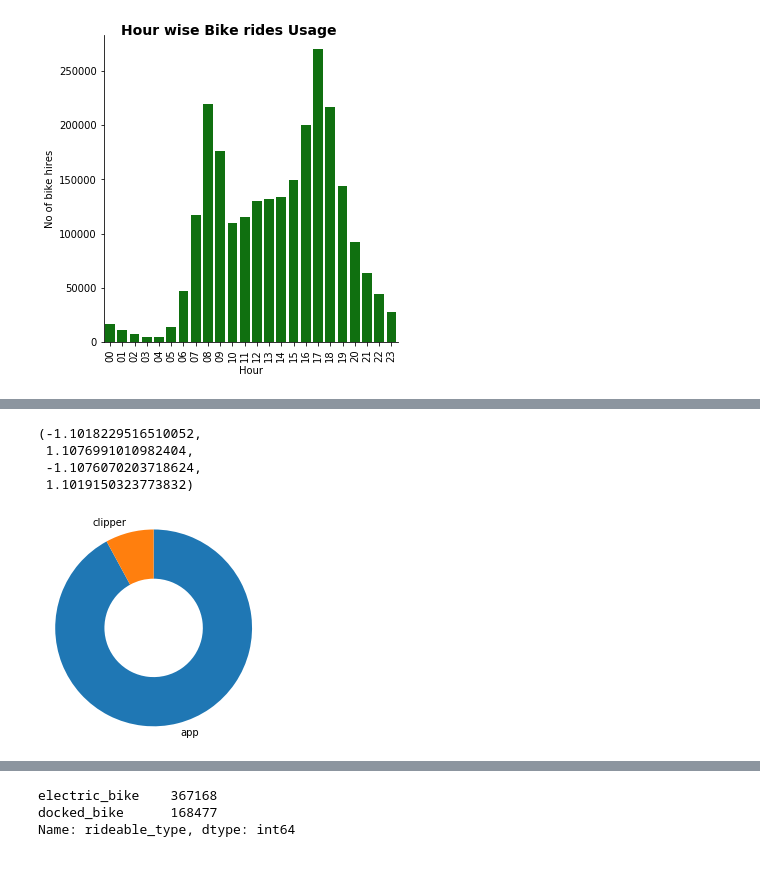
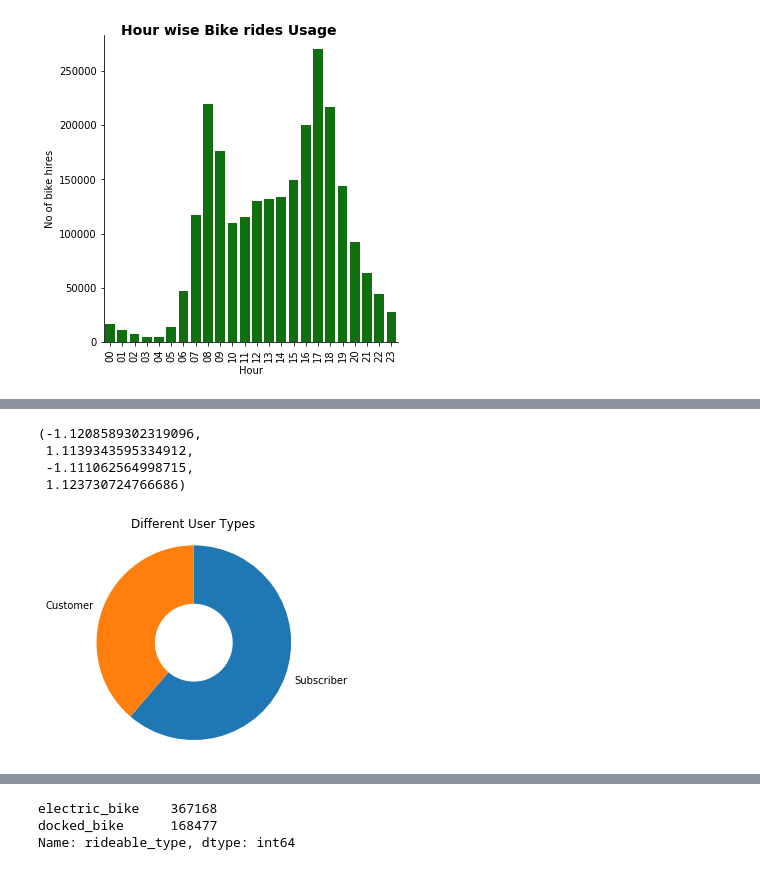
Before and after one commit to anandsimer/Communicate-Data-Findings, a Jupyter notebook: exploration.ipynb, the cells around one changed output, grey strips where cells are left out. Saved outputs shown, nothing was run; the diff lists cells and outputs as text; code cells hidden in the pictures.

```diff
--- a/exploration.ipynb
+++ b/exploration.ipynb
@@ -247,6 +242,6 @@ Name: rental_access_method, dtype: int64
 # %%
 # Drop the columns `start_station_latitude`, `start_station_longitude`, `end_station_latitude`, `end_station_longitude`, start_lat, start_lng, end_lat, end_lng
-ford_df.drop(columns=['start_station_latitude', 'start_station_longitude', 'end_station_latitude', 'end_station_longitude', 'start_lat', 'start_lng', 'end_lat', 'end_lng'], inplace=True)
+ford_df.drop(columns=['start_station_latitude', 'start_station_longitude', 'end_station_latitude', 'end_station_longitude', 'start_station_name', 'end_station_name', 'start_lat', 'start_lng', 'end_lat', 'end_lng', 'is_equity'], inplace=True)
 # %%
 ford_df.head()
 # %% [output]
@@ -541,0 +485,6 @@ From dataset, I expect the start time will be mostly used in my analysis along w
+# %%
+ford_df['duration_sec'] = ford_df['duration_sec'].div(60)
+# %%
+# since we have converted the duration_seconds from seconds to minute
+# it would be better if we change the header name as well
+ford_df.rename(columns={'duration_sec': 'duration_mins'}, inplace=True)
@@ -612,11 +641,12 @@ plt.xticks(rotation = 90)
 # %%
-sorted_counts = ford_df['rental_access_method'].value_counts()
+sorted_counts = ford_df['user_type'].value_counts()
 plt.pie(sorted_counts, labels = sorted_counts.index, startangle = 90,
-        counterclock = False, wedgeprops = {'width' : 0.5});
+        counterclock = False, wedgeprops = {'width' : 0.6});
+plt.title('Different User Types')
 plt.axis('square')
 # %% [output]
-(-1.1018229516510052,
- 1.1076991010982404,
- -1.1076070203718624,
- 1.1019150323773832)
+(-1.1208589302319096,
+ 1.1139343595334912,
+ -1.111062564998715,
+ 1.123730724766686)
-[figure, old version]
+[figure, new version]
```
Also changed, not shown: parts of 68 cells of this notebook.
